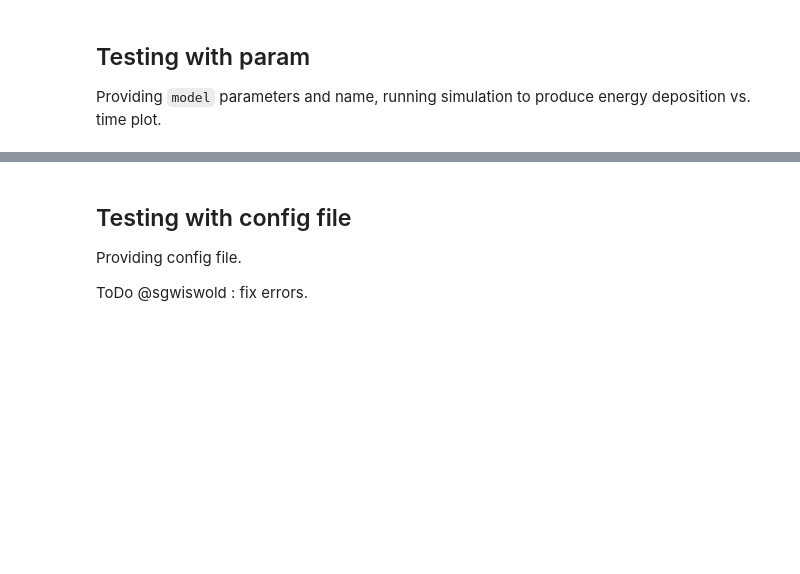
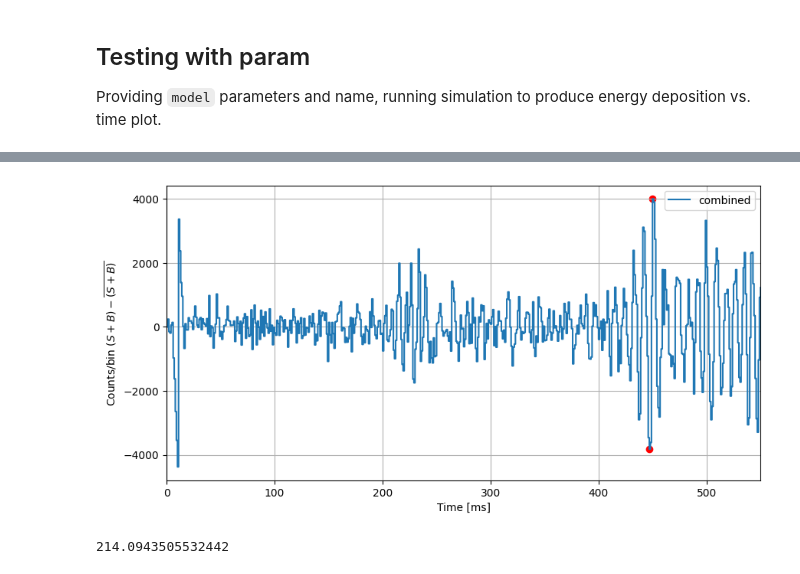
Before and after one commit to icecube/ASTERIA, a Jupyter notebook: docs/my_project/sim_tester_20-04-2023.ipynb, the cells around one changed output, grey strips where cells are left out. Drawn from its saved outputs; the diff is of its cells as text; code cells hidden in the pictures; blank space fills up the shorter version.

```diff
--- a/docs/my_project/sim_tester_20-04-2023.ipynb
+++ b/docs/my_project/sim_tester_20-04-2023.ipynb
@@ -134,6 +76,0 @@ for i in range(2):
-# %% [markdown]
-## Testing with config file
-
-Providing config file.
-
-ToDo @sgwiswold : fix errors.
@@ -141,0 +93,48 @@ sim.
+# %%
+def min_max_in_window(a, window):
+    xmin, xmax = 0,0
+    arg_min, arg_max = 0,0
+    for i in np.arange(len(a)-window+1):
+        interval = a[i:i+window]
+        tmin = interval.min()
+        tmax = interval.max()
+        t_argmin = np.argmin(interval)+i
+        t_argmax = np.argmax(interval)+i
+        if tmax-tmin > xmax- xmin:
+            xmin, xmax = tmin, tmax
+            arg_min, arg_max = t_argmin, t_argmax
+    return xmax-xmin, arg_min, arg_max
+# %%
+bw = 11
+
+avg_i3 = moving_average(i3, n=bw, const_padding=True)
+avg_dc = moving_average(dc, n=bw, const_padding=True)
+avg_md = moving_average(md, n=bw, const_padding=True)
+avg_comb = moving_average(comb, n=bw, const_padding=True)
+
+dev_i3 = i3-avg_i3
+dev_dc = dc-avg_dc
+dev_md = md-avg_md
+dev_comb = comb-avg_comb
+
+sasi2_ampl, argmin, argmax = min_max_in_window(dev_comb[t>400*u.ms], window=10)
+
+fig, ax = plt.subplots(1,1, figsize=(10,5))
+ax.step(t, dev_comb, where='post', label='combined')
+ax.scatter(t[t>400*u.ms][argmin], dev_comb[t>400*u.ms][argmin], color = 'r', marker = 'o')
+ax.scatter(t[t>400*u.ms][argmax], dev_comb[t>400*u.ms][argmax], color = 'r', marker = 'o')
+#ax.step(t, dev_i3, where='post', label='IC80')
+#ax.step(t, dev_dc, where='post', label='Deep Core')
+#ax.step(t, dev_md, where='post', label='Gen2 mDOM')
+ax.set_ylabel(r"Counts/bin $(S+B)-\overline{(S+B)}$")
+
+ax.set_xlabel("Time [ms]")
+ax.set_xlim(0,550)
+ax.legend()
+ax.grid()
+# %% [output]
+[figure, added]
+# %%
+np.std(comb_bkg)
+# %% [output]
+214.0943505532442
```
Also changed, not shown: parts of 9 cells of this notebook, 11 other files.
